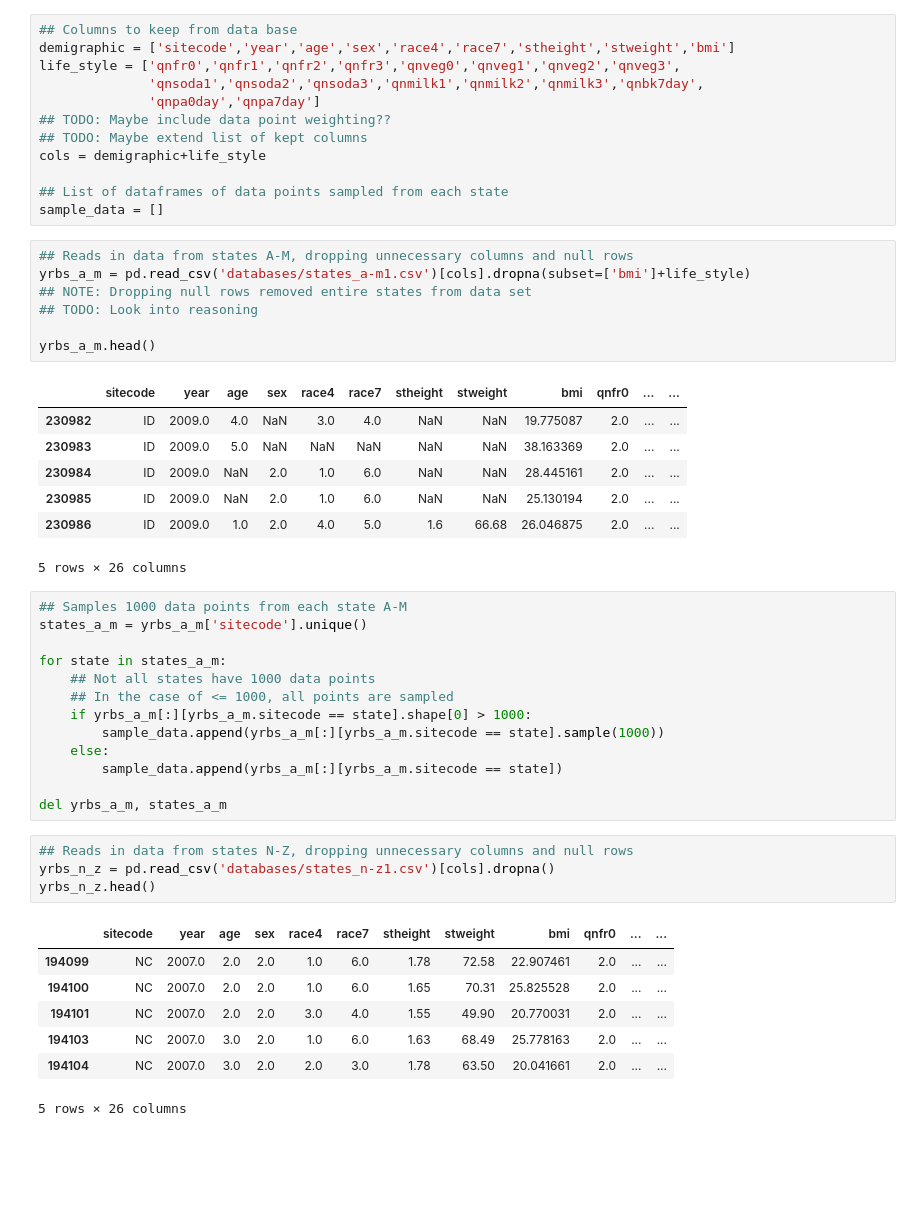
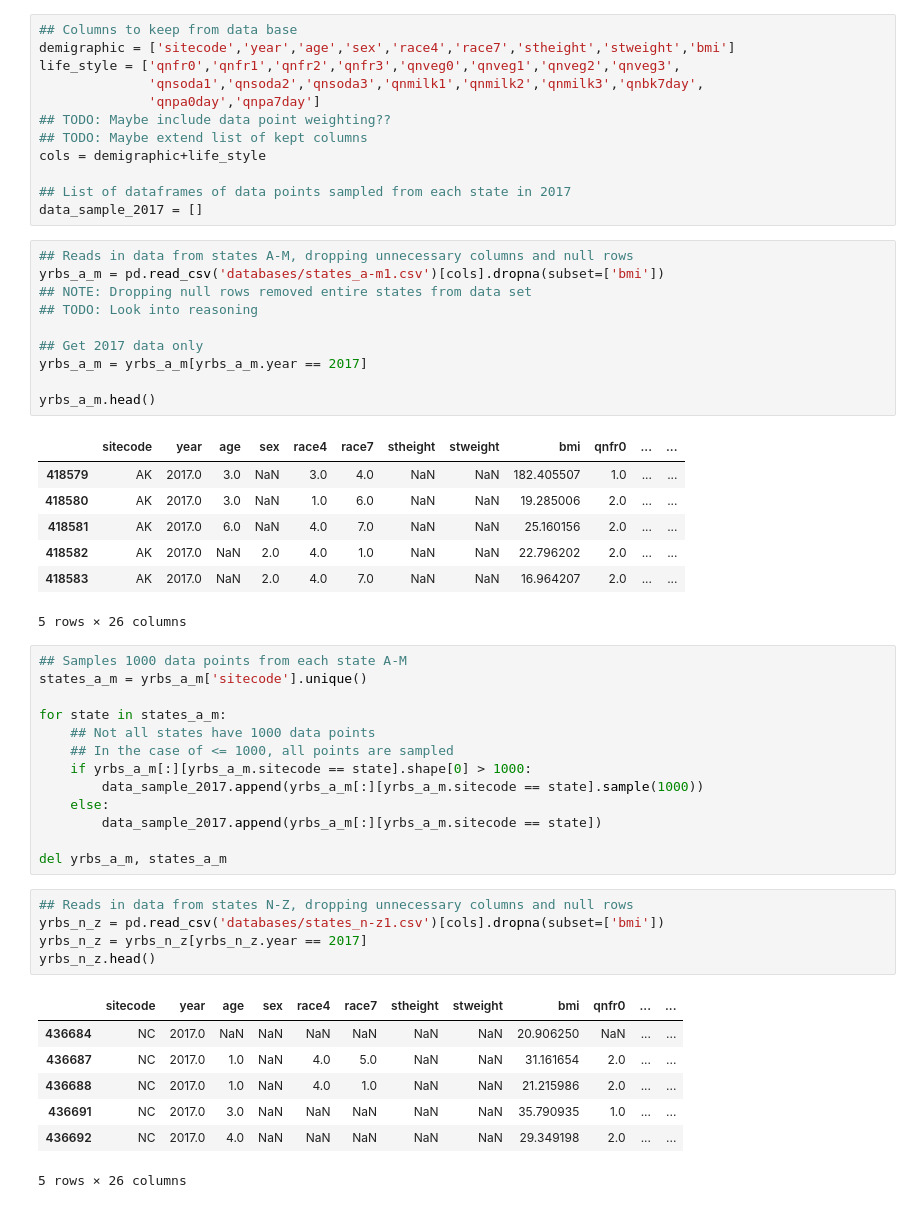
Before and after one commit to Wonghopper/Wonghopper.github.io, a Jupyter notebook: Final_Project.ipynb, the cells around one changed output. Drawn from its saved outputs; the diff is of its cells as text; blank space fills up the shorter version.

```diff
--- a/Final_Project.ipynb
+++ b/Final_Project.ipynb
@@ -11,22 +25,25 @@ life_style = ['qnfr0','qnfr1','qnfr2','qnfr3','qnveg0','qnveg1','qnveg2','qnveg3
 ## TODO: Maybe extend list of kept columns
 cols = demigraphic+life_style
 
-## List of dataframes of data points sampled from each state
-sample_data = []
+## List of dataframes of data points sampled from each state in 2017
+data_sample_2017 = []
 # %%
 ## Reads in data from states A-M, dropping unnecessary columns and null rows
-yrbs_a_m = pd.read_csv('databases/states_a-m1.csv')[cols].dropna(subset=['bmi']+life_style)
+yrbs_a_m = pd.read_csv('databases/states_a-m1.csv')[cols].dropna(subset=['bmi'])
 ## NOTE: Dropping null rows removed entire states from data set
 ## TODO: Look into reasoning
 
+## Get 2017 data only
+yrbs_a_m = yrbs_a_m[yrbs_a_m.year == 2017]
+
 yrbs_a_m.head()
 # %% [output]
 |  | sitecode | year | age | sex | race4 | race7 | stheight | stweight | bmi | qnfr0 | ... | ... |
-| 230982 | ID | 2009.0 | 4.0 | NaN | 3.0 | 4.0 | NaN | NaN | 19.775087 | 2.0 | ... | ... |
-| 230983 | ID | 2009.0 | 5.0 | NaN | NaN | NaN | NaN | NaN | 38.163369 | 2.0 | ... | ... |
-| 230984 | ID | 2009.0 | NaN | 2.0 | 1.0 | 6.0 | NaN | NaN | 28.445161 | 2.0 | ... | ... |
-| 230985 | ID | 2009.0 | NaN | 2.0 | 1.0 | 6.0 | NaN | NaN | 25.130194 | 2.0 | ... | ... |
-| 230986 | ID | 2009.0 | 1.0 | 2.0 | 4.0 | 5.0 | 1.6 | 66.68 | 26.046875 | 2.0 | ... | ... |
+| 418579 | AK | 2017.0 | 3.0 | NaN | 3.0 | 4.0 | NaN | NaN | 182.405507 | 1.0 | ... | ... |
+| 418580 | AK | 2017.0 | 3.0 | NaN | 1.0 | 6.0 | NaN | NaN | 19.285006 | 2.0 | ... | ... |
+| 418581 | AK | 2017.0 | 6.0 | NaN | 4.0 | 7.0 | NaN | NaN | 25.160156 | 2.0 | ... | ... |
+| 418582 | AK | 2017.0 | NaN | 2.0 | 4.0 | 1.0 | NaN | NaN | 22.796202 | 2.0 | ... | ... |
+| 418583 | AK | 2017.0 | NaN | 2.0 | 4.0 | 7.0 | NaN | NaN | 16.964207 | 2.0 | ... | ... |
 5 rows × 26 columns
 # %%
 ## Samples 1000 data points from each state A-M
@@ -36,22 +53,23 @@ for state in states_a_m:
     ## Not all states have 1000 data points
     ## In the case of <= 1000, all points are sampled
     if yrbs_a_m[:][yrbs_a_m.sitecode == state].shape[0] > 1000:
-        sample_data.append(yrbs_a_m[:][yrbs_a_m.sitecode == state].sample(1000))
+        data_sample_2017.append(yrbs_a_m[:][yrbs_a_m.sitecode == state].sample(1000))
     else:
-        sample_data.append(yrbs_a_m[:][yrbs_a_m.sitecode == state])
+        data_sample_2017.append(yrbs_a_m[:][yrbs_a_m.sitecode == state])
 
 del yrbs_a_m, states_a_m
 # %%
 ## Reads in data from states N-Z, dropping unnecessary columns and null rows
-yrbs_n_z = pd.read_csv('databases/states_n-z1.csv')[cols].dropna()
+yrbs_n_z = pd.read_csv('databases/states_n-z1.csv')[cols].dropna(subset=['bmi'])
+yrbs_n_z = yrbs_n_z[yrbs_n_z.year == 2017]
 yrbs_n_z.head()
 # %% [output]
 |  | sitecode | year | age | sex | race4 | race7 | stheight | stweight | bmi | qnfr0 | ... | ... |
-| 194099 | NC | 2007.0 | 2.0 | 2.0 | 1.0 | 6.0 | 1.78 | 72.58 | 22.907461 | 2.0 | ... | ... |
-| 194100 | NC | 2007.0 | 2.0 | 2.0 | 1.0 | 6.0 | 1.65 | 70.31 | 25.825528 | 2.0 | ... | ... |
-| 194101 | NC | 2007.0 | 2.0 | 2.0 | 3.0 | 4.0 | 1.55 | 49.90 | 20.770031 | 2.0 | ... | ... |
-| 194103 | NC | 2007.0 | 3.0 | 2.0 | 1.0 | 6.0 | 1.63 | 68.49 | 25.778163 | 2.0 | ... | ... |
-| 194104 | NC | 2007.0 | 3.0 | 2.0 | 2.0 | 3.0 | 1.78 | 63.50 | 20.041661 | 2.0 | ... | ... |
+| 436684 | NC | 2017.0 | NaN | NaN | NaN | NaN | NaN | NaN | 20.906250 | NaN | ... | ... |
+| 436687 | NC | 2017.0 | 1.0 | NaN | 4.0 | 5.0 | NaN | NaN | 31.161654 | 2.0 | ... | ... |
+| 436688 | NC | 2017.0 | 1.0 | NaN | 4.0 | 1.0 | NaN | NaN | 21.215986 | 2.0 | ... | ... |
+| 436691 | NC | 2017.0 | 3.0 | NaN | NaN | NaN | NaN | NaN | 35.790935 | 1.0 | ... | ... |
+| 436692 | NC | 2017.0 | 4.0 | NaN | NaN | NaN | NaN | NaN | 29.349198 | 2.0 | ... | ... |
 5 rows × 26 columns
 # %%
 ## Samples 1000 data points from each states N-Z
```
Also changed, not shown: parts of 5 cells of this notebook.
